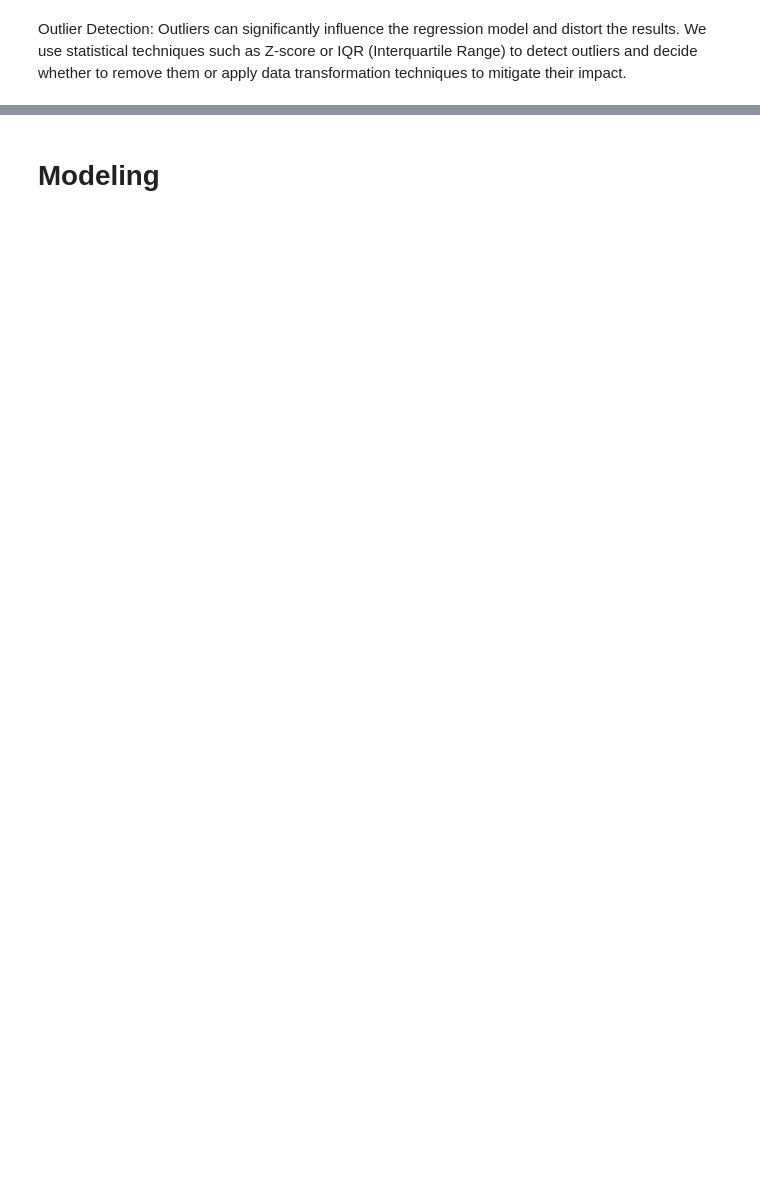
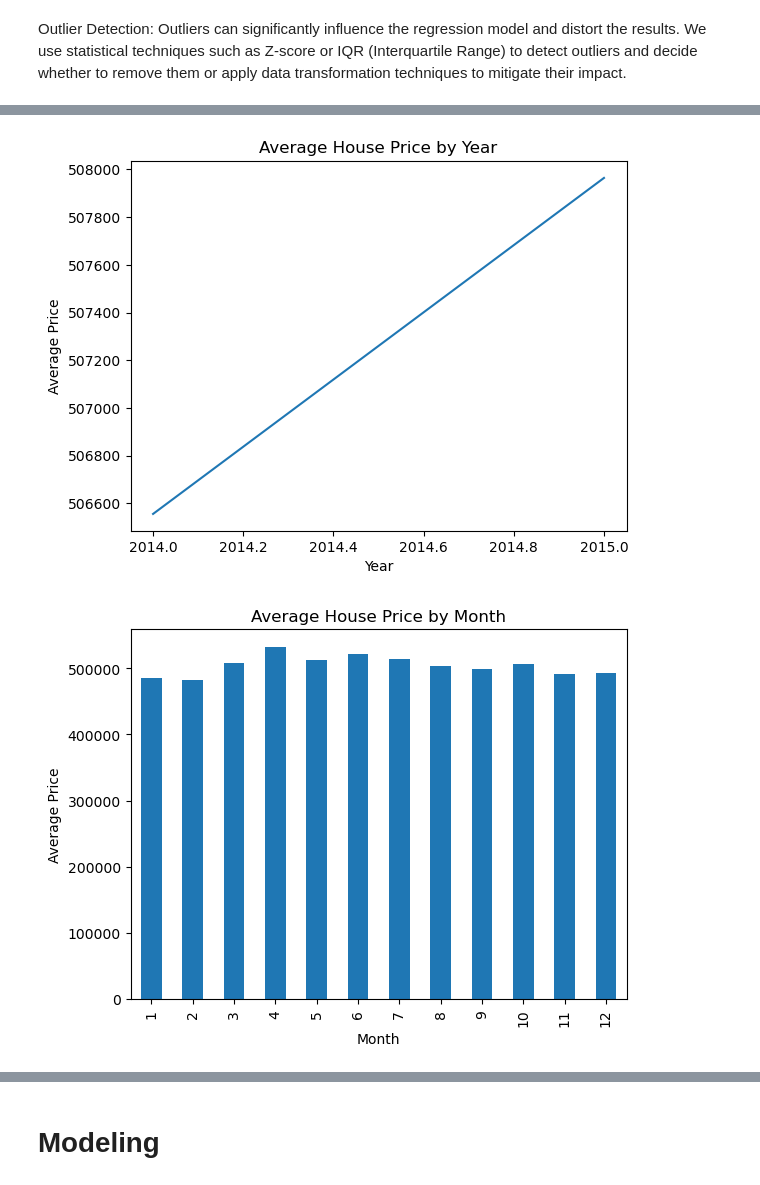
Before and after one commit to KariukiAddi/dsc-phase-2-project-v2-3, a Jupyter notebook: student.ipynb, the cells around one changed output, grey strips where cells are left out. Saved outputs shown, nothing was run; the diff lists cells and outputs as text; code cells hidden in the pictures; blank space fills up the shorter version.

Commit message:
Did further visualizations for the data

```diff
--- a/student.ipynb
+++ b/student.ipynb
@@ -179,7 +181,6 @@ df = df.merge(zip_code_data, how='left', left_on='zipcode', right_on='zip')
 # print(df[['zipcode', 'Zipcode name']])
 # %%
 df = df.drop('Zipcode name', axis=1)
-df = df.drop('zipcode' ,axis=1)
 df
 # %% [output]
 |  | id | date | price | floors | waterfront | view | condition | grade | sqft_above | ... |
@@ -231,0 +238,38 @@ df
+# %%
+import pandas as pd
+import matplotlib.pyplot as plt
+
+# # Convert 'date' column to datetime
+# df.loc[:, 'date'] = pd.to_datetime(df['date'])
+
+# # Extract year and month from the date
+# df.loc[:, 'year'] = df['date'].dt.year
+# df.loc[:,'month'] = df['date'].dt.month
+
+df_modified = df.copy()  # Create a copy of the original DataFrame
+
+# Convert 'date' column to datetime
+df_modified['date'] = pd.to_datetime(df_modified['date'])
+
+# Extract year and month from the date
+df_modified['year'] = df_modified['date'].dt.year
+df_modified['month'] = df_modified['date'].dt.month
+
+# Analyze average price by year
+average_price_by_year = df_modified.groupby('year')['price'].mean()
+average_price_by_year.plot(kind='line')
+plt.xlabel('Year')
+plt.ylabel('Average Price')
+plt.title('Average House Price by Year')
+plt.show()
+
+# Analyze average price by month
+average_price_by_month = df_modified.groupby('month')['price'].mean()
+average_price_by_month.plot(kind='bar')
+plt.xlabel('Month')
+plt.ylabel('Average Price')
+plt.title('Average House Price by Month')
+plt.show()
+# %% [output]
+[figure, added]
+[figure, added]
```
Also changed, not shown: parts of 21 cells of this notebook.
